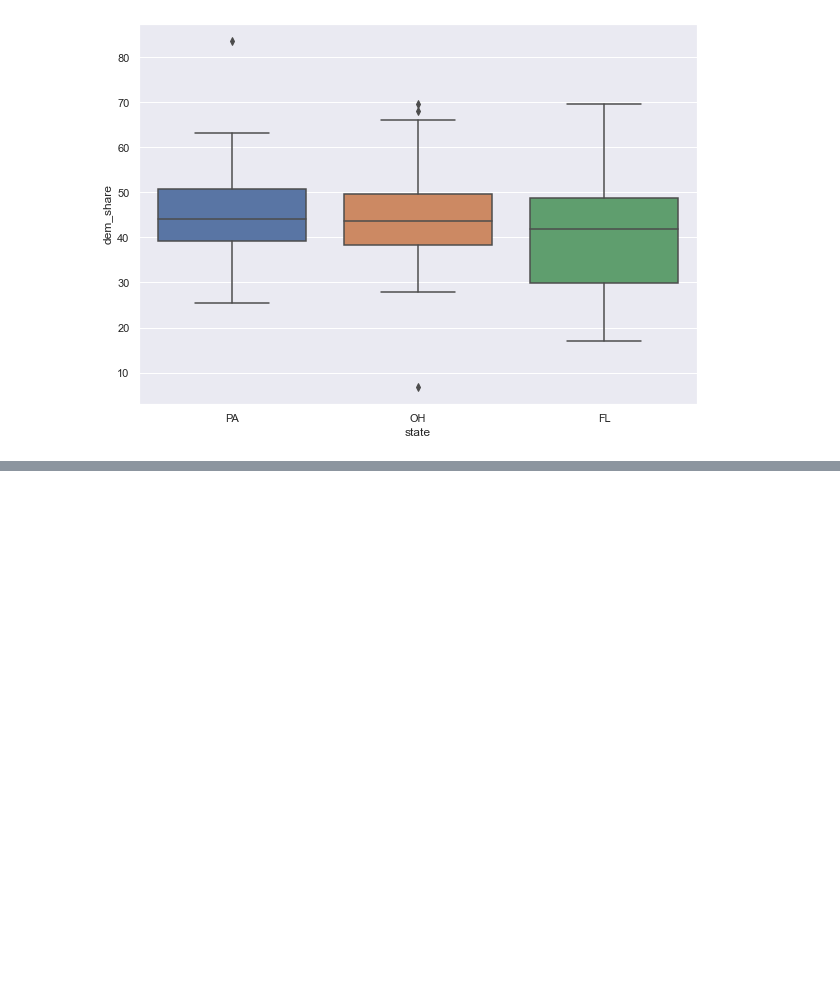
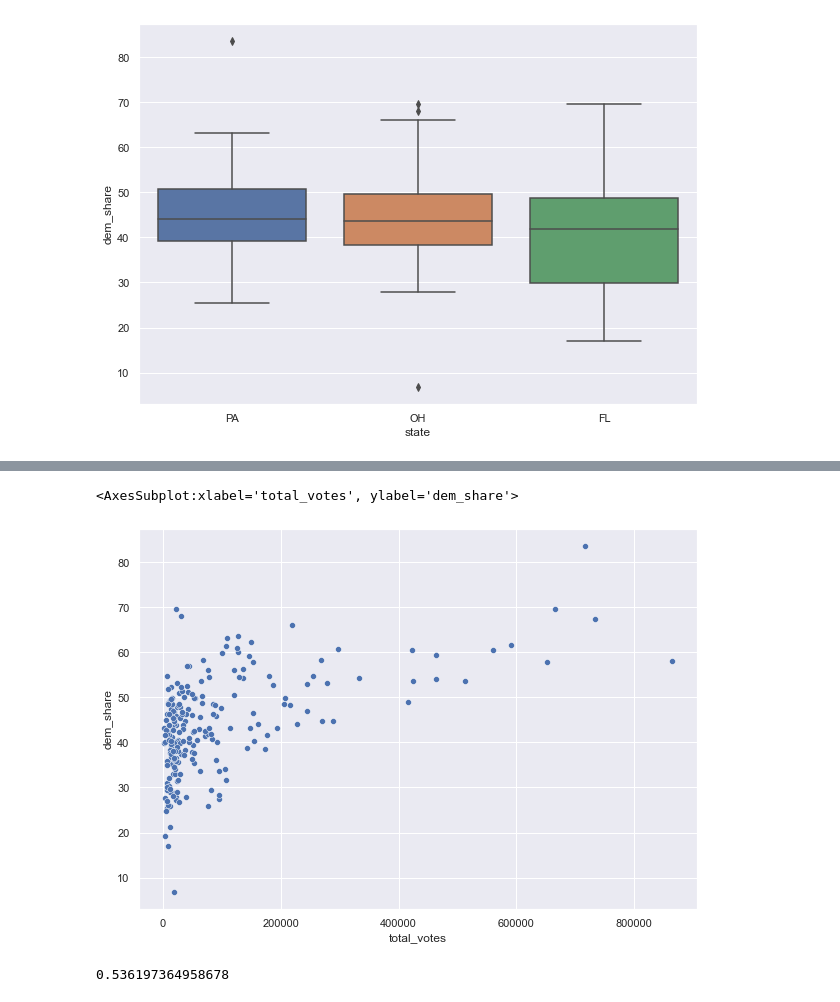
Before and after one commit to kipmadden/Statistical-Thinking, a Jupyter notebook: Election Data 2008.ipynb, the cells around one changed output, grey strips where cells are left out. Cells and saved outputs as stored; diff of their text form; code cells hidden in the pictures; blank space fills up the shorter version.

Commit message:
Made a function to calculate Pearson's Correlation Coeff

```diff
--- a/Election Data 2008.ipynb
+++ b/Election Data 2008.ipynb
@@ -115,0 +127,6 @@ sns.boxplot(x='state', y='dem_share', data=df_swing)
+# %%
+fig, ax = plt.subplots(figsize=(10,7))
+sns.scatterplot(x='total_votes', y='dem_share',data=df_swing)
+# %% [output]
+<AxesSubplot:xlabel='total_votes', ylabel='dem_share'>
+[figure, added]
@@ -115,0 +142,5 @@ sns.boxplot(x='state', y='dem_share', data=df_swing)
+# %%
+r = pearson_r(df_swing.total_votes, df_swing.dem_share)
+r
+# %% [output]
+0.536197364958678
```
Also changed, not shown: parts of 3 cells of this notebook.
